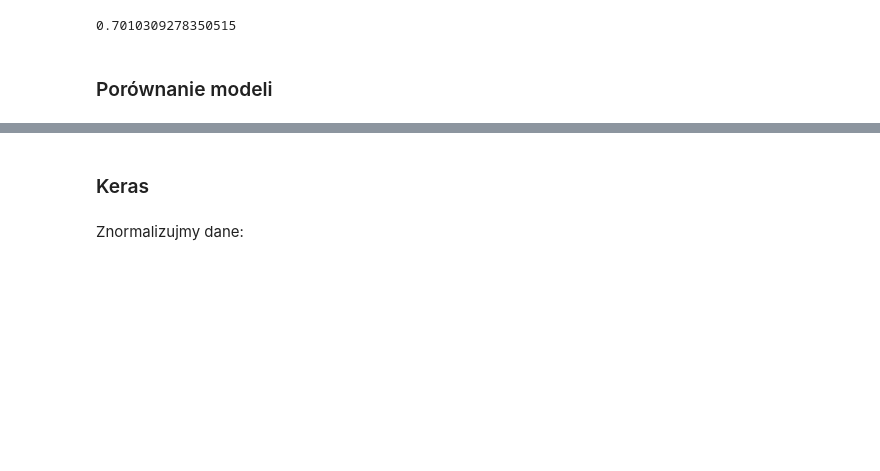
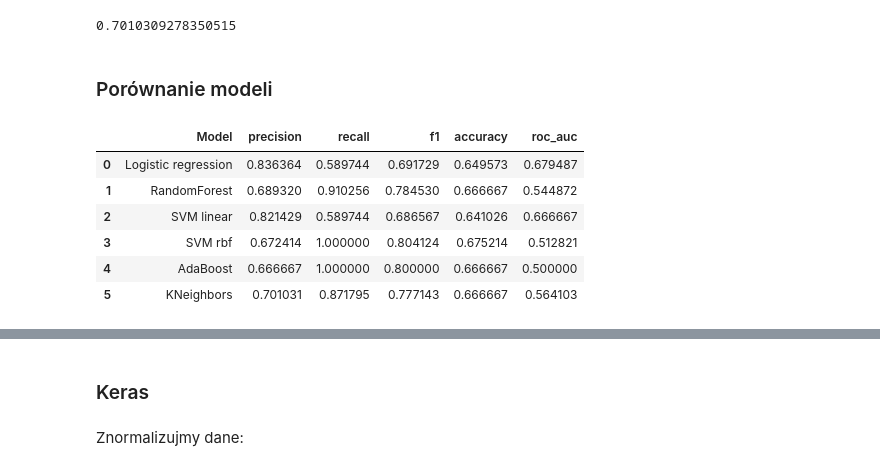
Before and after one commit to IdleSolution/psi-projekt, a Jupyter notebook: project.ipynb, the cells around one changed output, grey strips where cells are left out. Drawn from its saved outputs; the diff is of its cells as text; code cells hidden in the pictures; blank space fills up the shorter version.

```diff
--- a/project.ipynb
+++ b/project.ipynb
@@ -413,15 +382,23 @@ for name, model, pred in models:
 # %%
 d = {
     'precision': precision,
     'recall': recall,
     'f1': f1,
     'accuracy' : accuracy,
     'roc_auc' : roc_auc
 }
 df = pd.DataFrame(data=d)
 df.insert(loc=0, column='Model', value=['Logistic regression', 'RandomForest', 'SVM linear', 'SVM rbf',
-                                     'AdaBoost','KNeighbors', 'Keras'])
+                                     'AdaBoost','KNeighbors'])
 df
+# %% [output]
+|  | Model | precision | recall | f1 | accuracy | roc_auc |
+| 0 | Logistic regression | 0.836364 | 0.589744 | 0.691729 | 0.649573 | 0.679487 |
+| 1 | RandomForest | 0.689320 | 0.910256 | 0.784530 | 0.666667 | 0.544872 |
+| 2 | SVM linear | 0.821429 | 0.589744 | 0.686567 | 0.641026 | 0.666667 |
+| 3 | SVM rbf | 0.672414 | 1.000000 | 0.804124 | 0.675214 | 0.512821 |
+| 4 | AdaBoost | 0.666667 | 1.000000 | 0.800000 | 0.666667 | 0.500000 |
+| 5 | KNeighbors | 0.701031 | 0.871795 | 0.777143 | 0.666667 | 0.564103 |
 # %%
 from sklearn.metrics import confusion_matrix
 
```
Also changed, not shown: parts of 11 cells of this notebook.
